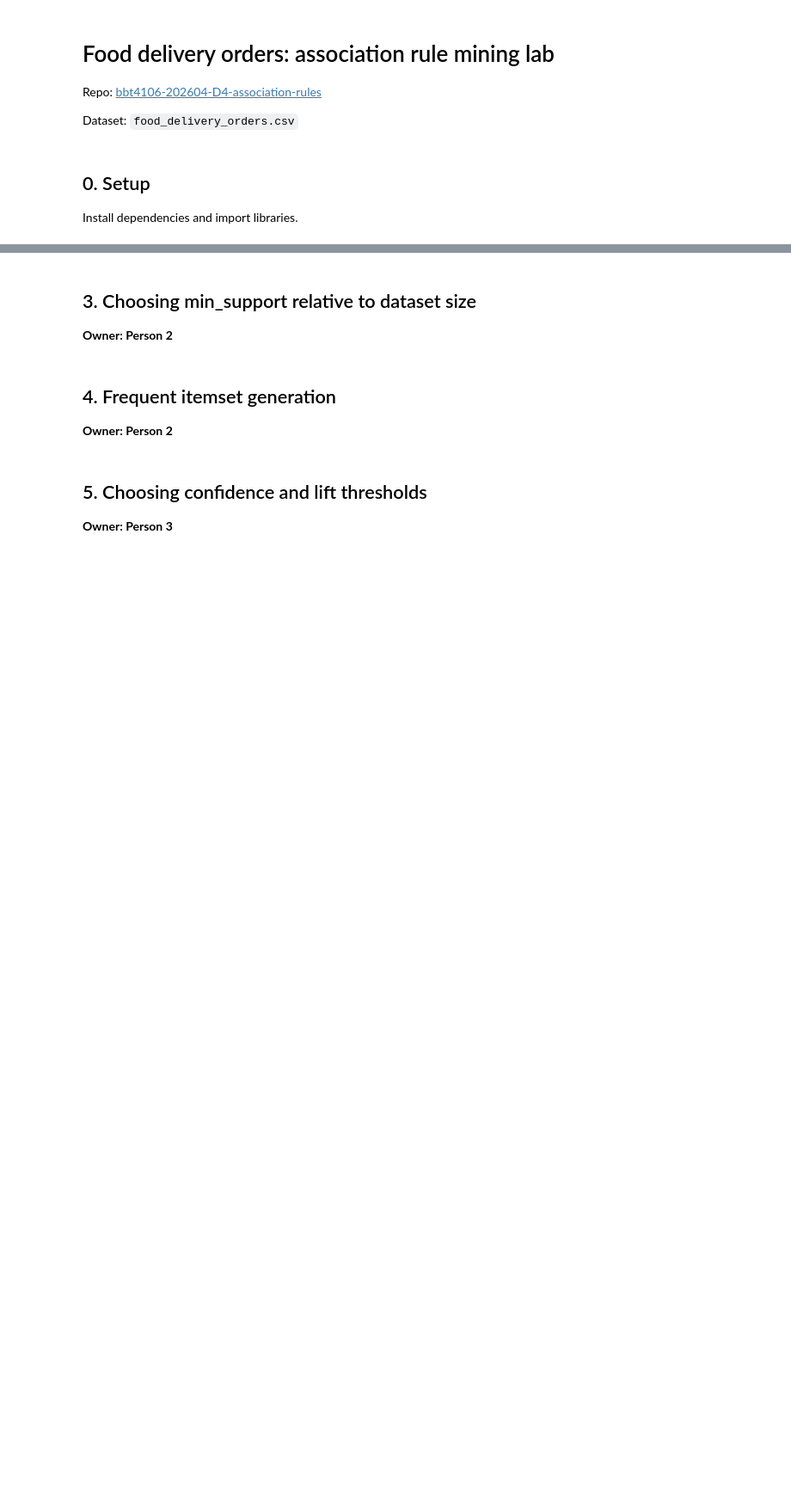
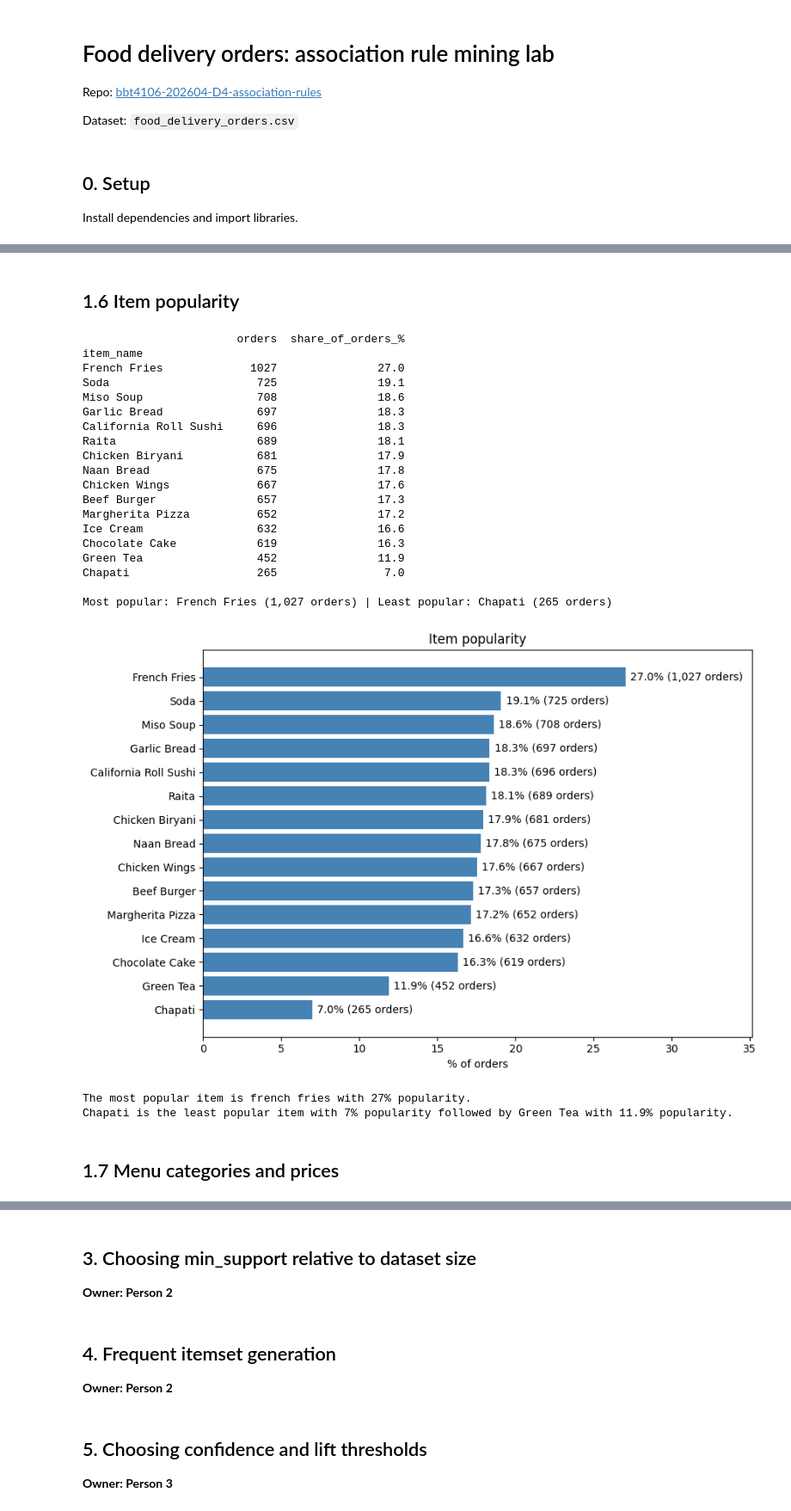
Before and after one commit to tanuiivy/bbt4106-202604-D4-association-rules, a Jupyter notebook: lab_submission/bbt4106-202604-D4-association-rules.ipynb, the cells around one changed output, grey strips where cells are left out. Shown at 86% size. Cells and saved outputs as stored; diff of their text form; code cells hidden in the pictures; blank space fills up the shorter version.

```diff
--- a/lab_submission/bbt4106-202604-D4-association-rules.ipynb
+++ b/lab_submission/bbt4106-202604-D4-association-rules.ipynb
@@ -25,0 +217,59 @@ import joblib
+# %% [markdown]
+## 1.6 Item popularity
+# %%
+# Number of orders containing each item
+item_order_counts = df.groupby("item_name")["order_id"].nunique().sort_values()
+
+item_support = item_order_counts / n_orders
+
+# Table showing number of orders and % of orders for each item
+item_table = pd.DataFrame({
+    "orders": item_order_counts,
+    "share_of_orders_%": (item_support * 100).round(1),
+}).sort_values("orders", ascending=False)
+item_table.index.name = "item_name"
+print(item_table, "\n")
+print(f"Most popular: {item_table.index[0]} ({item_table['orders'].iloc[0]:,} orders) | "
+      f"Least popular: {item_table.index[-1]} ({item_table['orders'].iloc[-1]:,} orders)")
+
+# Bar chart
+fig, ax = plt.subplots(figsize=(9, 6))
+ax.barh(item_order_counts.index, item_support.values * 100, color="steelblue")
+for y, (pct, cnt) in enumerate(zip(item_support.values * 100, item_order_counts.values)):
+    ax.text(pct + 0.3, y, f"{pct:.1f}% ({cnt:,} orders)", va="center")
+ax.set_xlim(0, item_support.max() * 100 * 1.3)
+ax.set_title("Item popularity")
+ax.set_xlabel("% of orders")
+plt.tight_layout()
+plt.show()
+# %% [output]
+                       orders  share_of_orders_%
+item_name
+French Fries             1027               27.0
+Soda                      725               19.1
+Miso Soup                 708               18.6
+Garlic Bread              697               18.3
+California Roll Sushi     696               18.3
+Raita                     689               18.1
+Chicken Biryani           681               17.9
+Naan Bread                675               17.8
+Chicken Wings             667               17.6
+Beef Burger               657               17.3
+Margherita Pizza          652               17.2
+Ice Cream                 632               16.6
+Chocolate Cake            619               16.3
+Green Tea                 452               11.9
+Chapati                   265                7.0
+
+Most popular: French Fries (1,027 orders) | Least popular: Chapati (265 orders)
+[figure, added]
+# %%
+print("""
+The most popular item is french fries with 27% popularity.
+Chapati is the least popular item with 7% popularity followed by Green Tea with 11.9% popularity.
+""")
+# %% [output]
+The most popular item is french fries with 27% popularity.
+Chapati is the least popular item with 7% popularity followed by Green Tea with 11.9% popularity.
+# %% [markdown]
+## 1.7 Menu categories and prices
```
Also changed, not shown: parts of 31 cells of this notebook.
